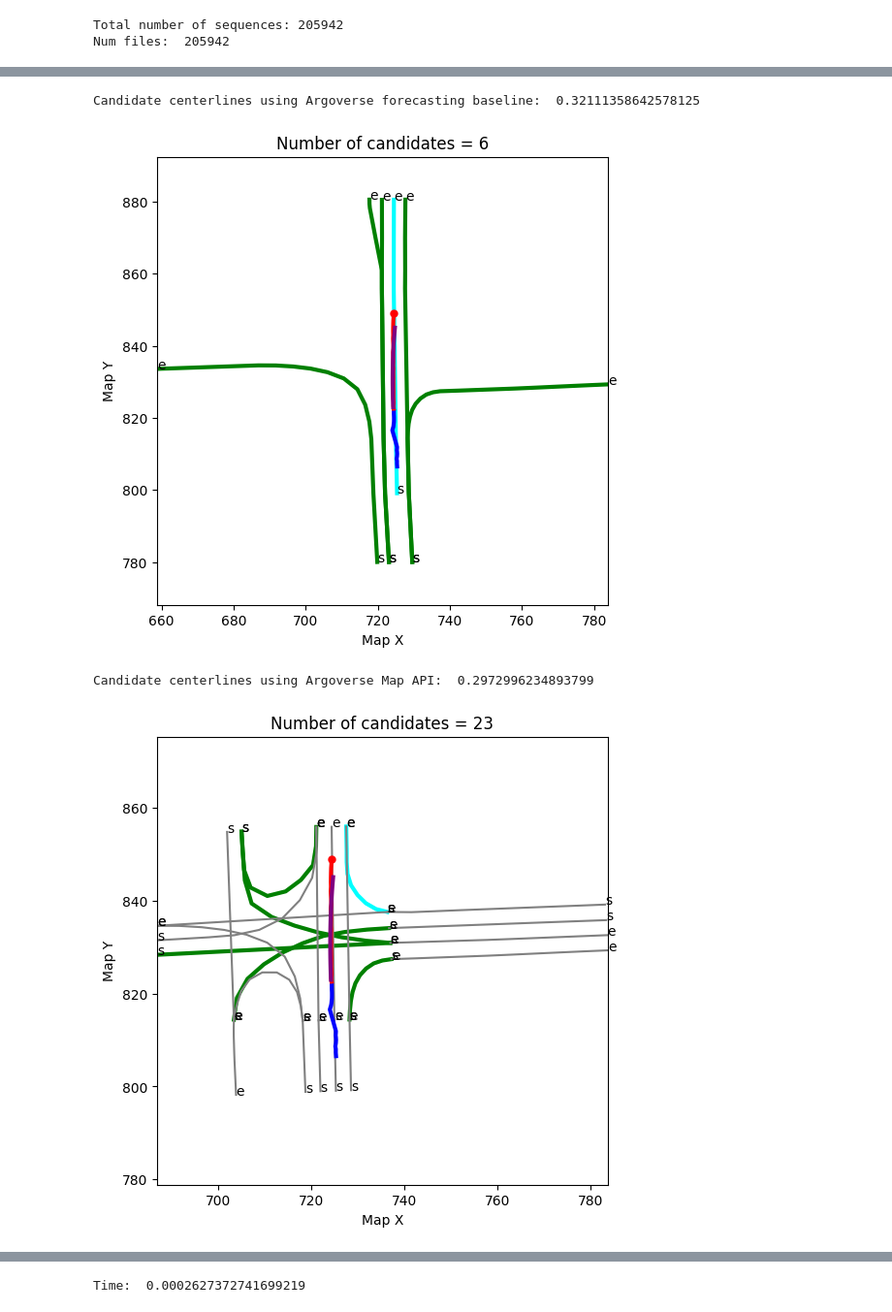
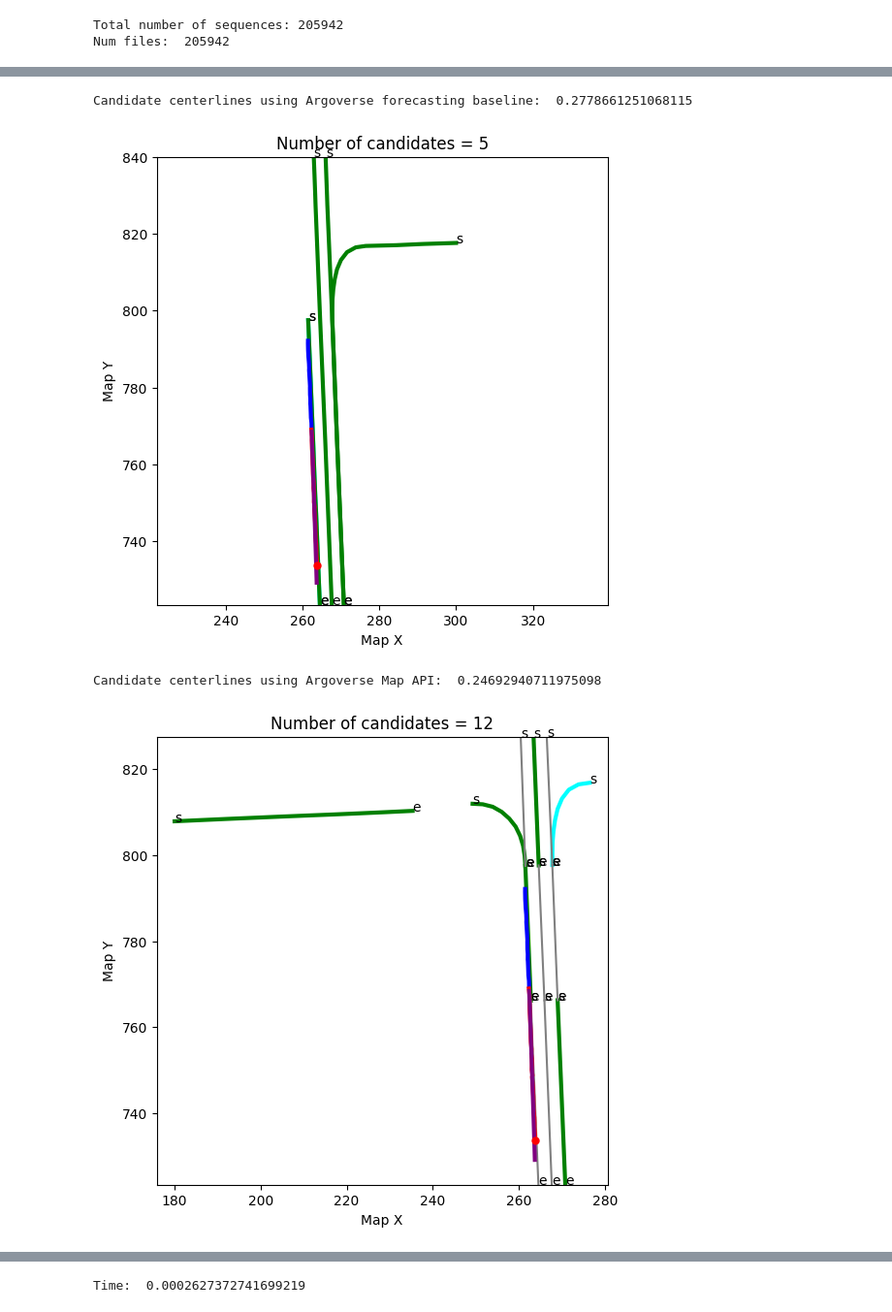
Before and after one commit to Cram3r95/mapfe4mp, a Jupyter notebook: evaluate/argoverse/test_argoverse_forecasting_map.ipynb, the cells around one changed output, grey strips where cells are left out. Shown at 97% size. Cells and saved outputs as stored; diff of their text form; code cells hidden in the pictures.

```diff
--- a/evaluate/argoverse/test_argoverse_forecasting_map.ipynb
+++ b/evaluate/argoverse/test_argoverse_forecasting_map.ipynb
@@ -73,7 +73,7 @@ print("Num files: ", num_files)
 Total number of sequences: 205942
 Num files:  205942
 # %%
-seq_id = 789
+seq_id = 77
 max_centerlines = 6
 viz = True
 
@@ -182,7 +182,7 @@ map_features, map_feature_helpers = map_features_utils_instance.compute_map_feat
-Candidate centerlines using Argoverse forecasting baseline:  0.32111358642578125
+Candidate centerlines using Argoverse forecasting baseline:  0.2778661251068115
-[figure, old version]
+[figure, new version]
-Candidate centerlines using Argoverse Map API:  0.2972996234893799
+Candidate centerlines using Argoverse Map API:  0.24692940711975098
-[figure, old version]
+[figure, new version]
 # %%
 # seq_id = 77, split = "train"
 xy = agent_xy[:obs_len,:]
```
Also changed, not shown: parts of 2 cells of this notebook, 10 other files.
